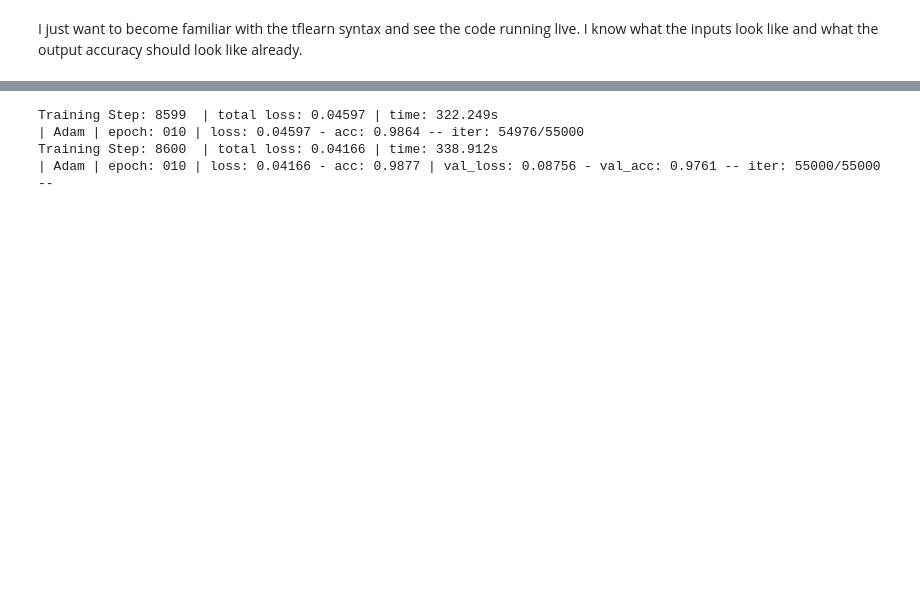
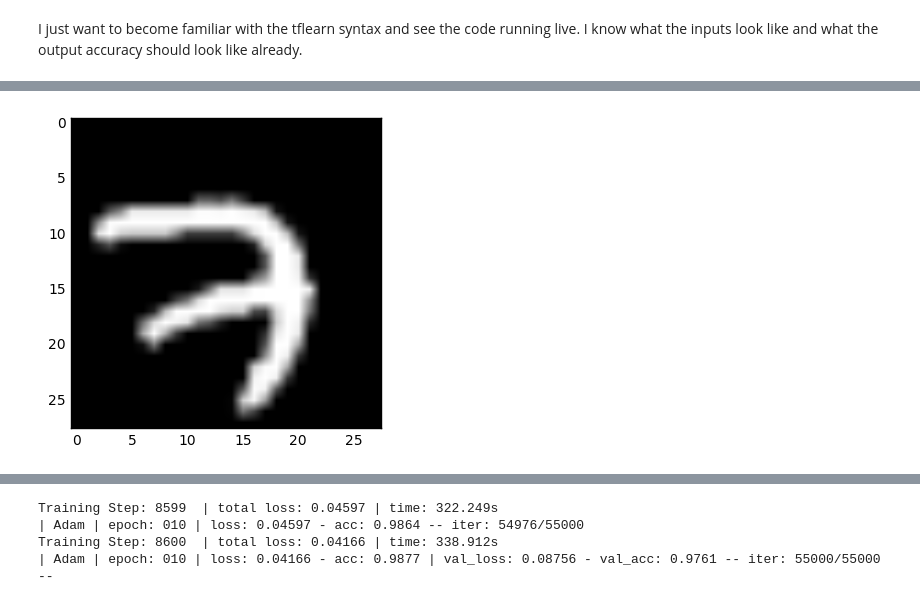
Before and after one commit to strikingmoose/mnist_tflearn_tutorial, a Jupyter notebook: notebook/Sentdex pythonprogramming Tutorial.ipynb, the cells around one changed output, grey strips where cells are left out. Drawn from its saved outputs; the diff is of its cells as text; code cells hidden in the pictures; blank space fills up the shorter version.

Commit message:
Finished testing mnist

```diff
--- a/notebook/Sentdex pythonprogramming Tutorial.ipynb
+++ b/notebook/Sentdex pythonprogramming Tutorial.ipynb
@@ -18,7 +21,2 @@ NameError: name 'YouTubeVideo' is not defined
 # %% [markdown]
 I just want to become familiar with the tflearn syntax and see the code running live. I know what the inputs look like and what the output accuracy should look like already.
-# %%
-X, Y, test_x, test_y = mnist.load_data(one_hot = True)
-
-X = X.reshape([-1, 28, 28, 1])
-test_x = test_x.reshape([-1, 28, 28, 1])
@@ -37,0 +26,3 @@ Extracting mnist/t10k-labels-idx1-ubyte.gz
+# %%
+# Extract data from mnist.load_data()
+x, y, x_test, y_test = mnist.load_data(one_hot = True)
@@ -37,0 +47,4 @@ Extracting mnist/t10k-labels-idx1-ubyte.gz
+# %%
+# Get first image of training set
+x_first = x[0]
+print 'x_first has shape {}'.format(x_first.shape)
@@ -37,0 +74,4 @@ Extracting mnist/t10k-labels-idx1-ubyte.gz
+# %%
+# Reshape the array into 28 x 28 array (2-dimensional array)
+x_first_reshaped = x_first.reshape((28, 28))
+print 'x_first_reshaped has the shape {}'.format(x_first_reshaped.shape)
@@ -37,0 +101,6 @@ Extracting mnist/t10k-labels-idx1-ubyte.gz
+# %%
+# Plot
+plt.imshow(x_first_reshaped, cmap='gray')
+plt.show()
+# %% [output]
+[figure, added]
```
Also changed, not shown: parts of 28 cells of this notebook, 1 other file.
